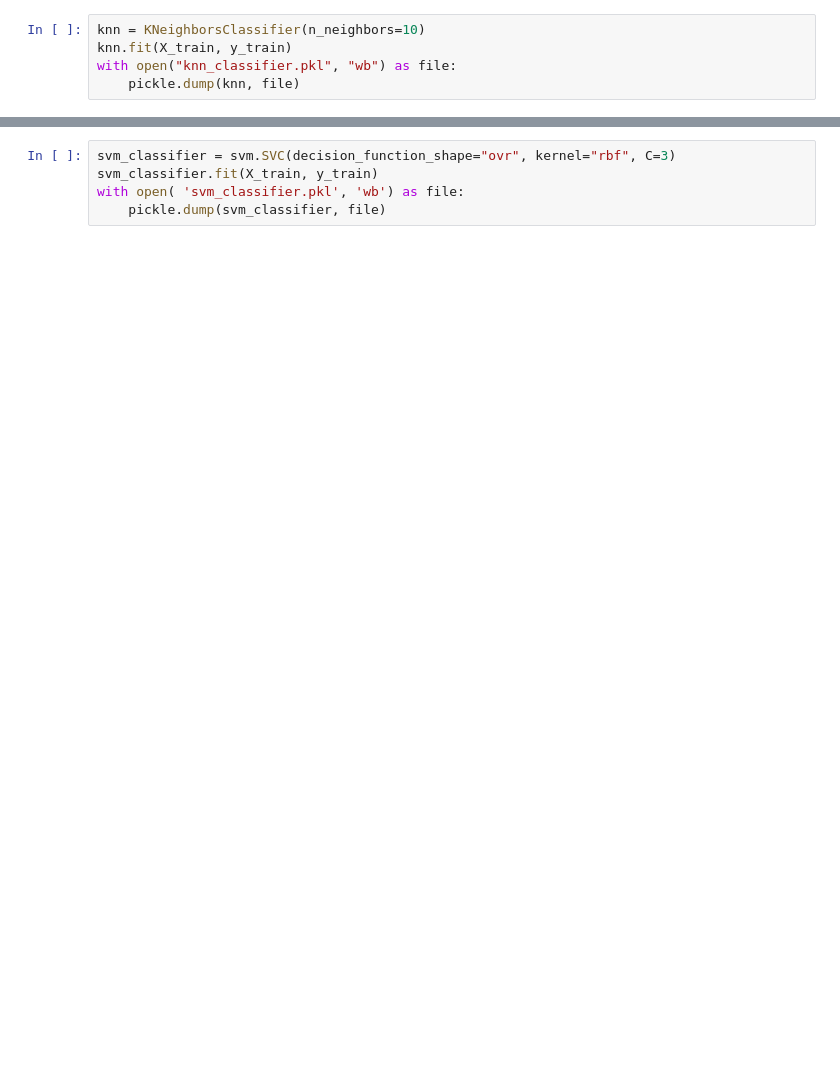
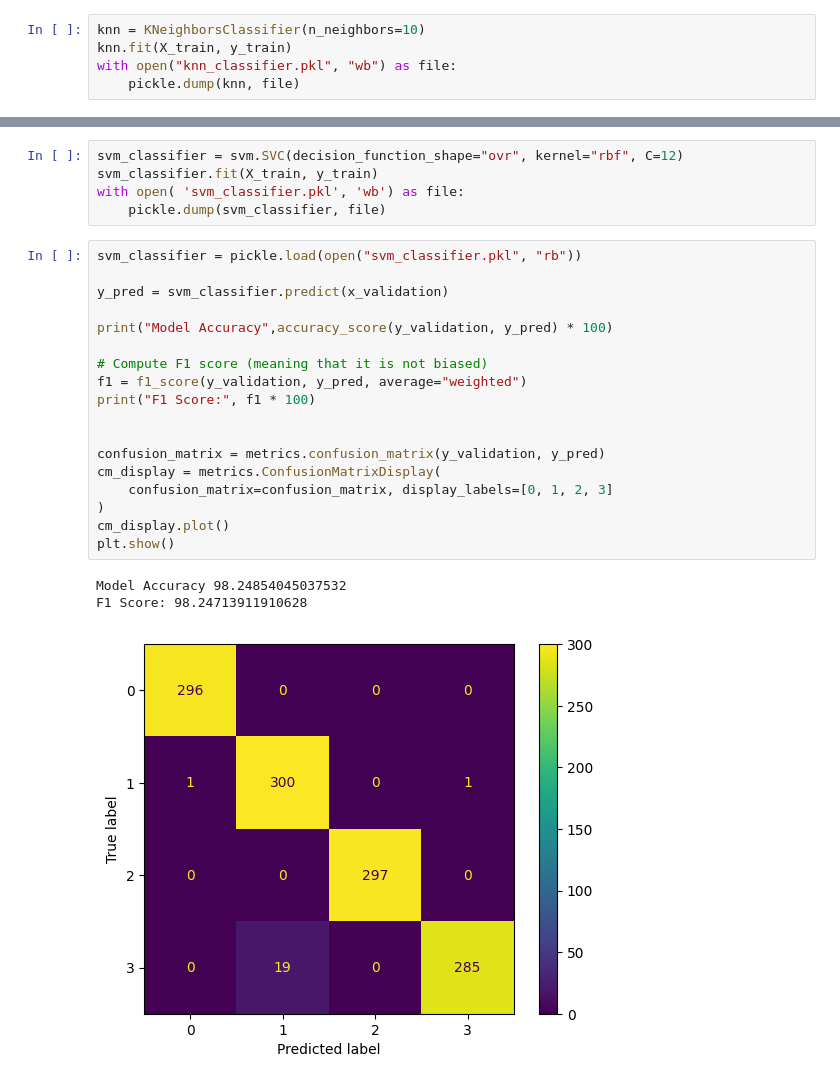
Before and after one commit to yousefosama654/Arabic-Font-Recognition, a Jupyter notebook: training-classification.ipynb, the cells around one changed output, grey strips where cells are left out. Cells and saved outputs as stored; diff of their text form; blank space fills up the shorter version.

```diff
--- a/training-classification.ipynb
+++ b/training-classification.ipynb
@@ -494,6 +531,28 @@ plt.show()
 # %%
-svm_classifier = svm.SVC(decision_function_shape="ovr", kernel="rbf", C=3)
+svm_classifier = svm.SVC(decision_function_shape="ovr", kernel="rbf", C=12)
 svm_classifier.fit(X_train, y_train)
 with open( 'svm_classifier.pkl', 'wb') as file:
     pickle.dump(svm_classifier, file)
+# %%
+svm_classifier = pickle.load(open("svm_classifier.pkl", "rb"))
+
+y_pred = svm_classifier.predict(x_validation)
+
+print("Model Accuracy",accuracy_score(y_validation, y_pred) * 100)
+
+# Compute F1 score (meaning that it is not biased)
+f1 = f1_score(y_validation, y_pred, average="weighted")
+print("F1 Score:", f1 * 100)
+
+
+confusion_matrix = metrics.confusion_matrix(y_validation, y_pred)
+cm_display = metrics.ConfusionMatrixDisplay(
+    confusion_matrix=confusion_matrix, display_labels=[0, 1, 2, 3]
+)
+cm_display.plot()
+plt.show()
+# %% [output]
+Model Accuracy 98.24854045037532
+F1 Score: 98.24713911910628
+[figure, added]
 # %%
```
Also changed, not shown: parts of 6 cells of this notebook, 2 other files.
